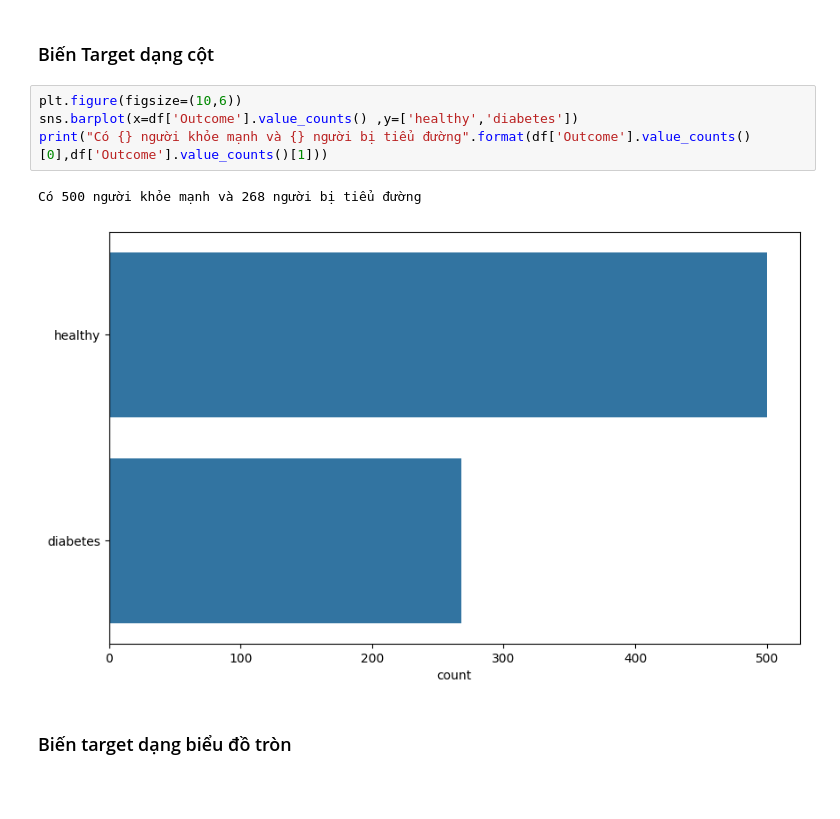
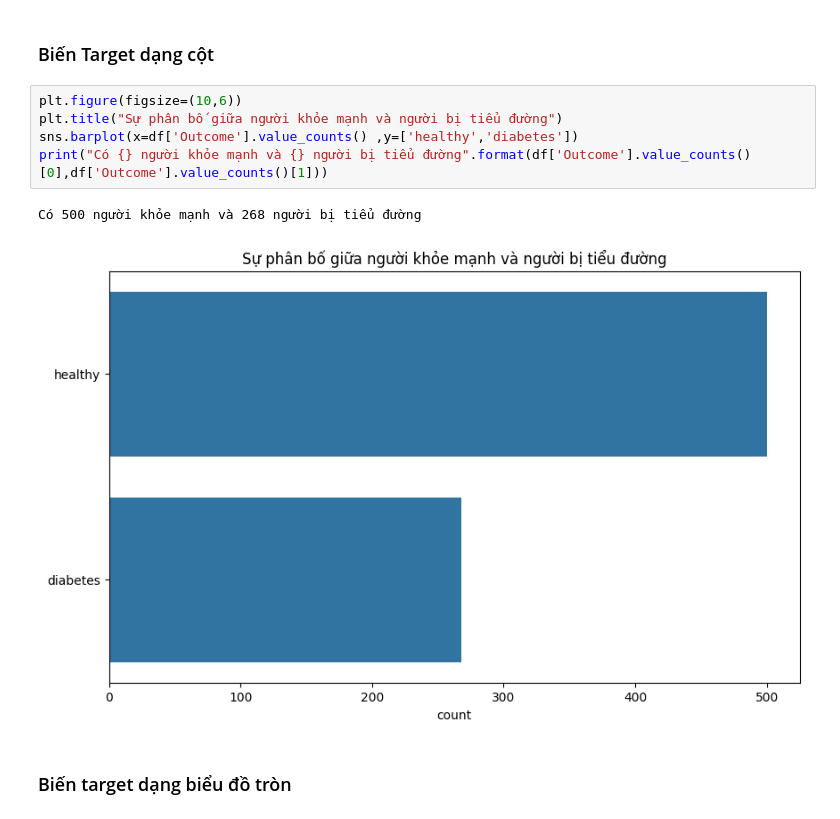
Before and after one commit to chauhaidang1307/SGU25-Basic-ML, a Jupyter notebook: buoi3/ws/demo-code/bai1_2_3/diabetes.ipynb, the cells around one changed output. Cells and saved outputs as stored; diff of their text form; blank space fills up the shorter version.

```diff
--- a/buoi3/ws/demo-code/bai1_2_3/diabetes.ipynb
+++ b/buoi3/ws/demo-code/bai1_2_3/diabetes.ipynb
@@ -58,11 +58,12 @@ df.describe()
 ### Biến Target dạng cột
 # %%
 plt.figure(figsize=(10,6))
+plt.title("Sự phân bố giữa người khỏe mạnh và người bị tiểu đường")
 sns.barplot(x=df['Outcome'].value_counts() ,y=['healthy','diabetes'])
 print("Có {} người khỏe mạnh và {} người bị tiểu đường".format(df['Outcome'].value_counts()[0],df['Outcome'].value_counts()[1]))
 # %% [output]
 Có 500 người khỏe mạnh và 268 người bị tiểu đường
-[figure, old version]
+[figure, new version]
 # %% [markdown]
 ### Biến target dạng biểu đồ tròn
 # %%
```
Also changed, not shown: parts of 2 cells of this notebook.
